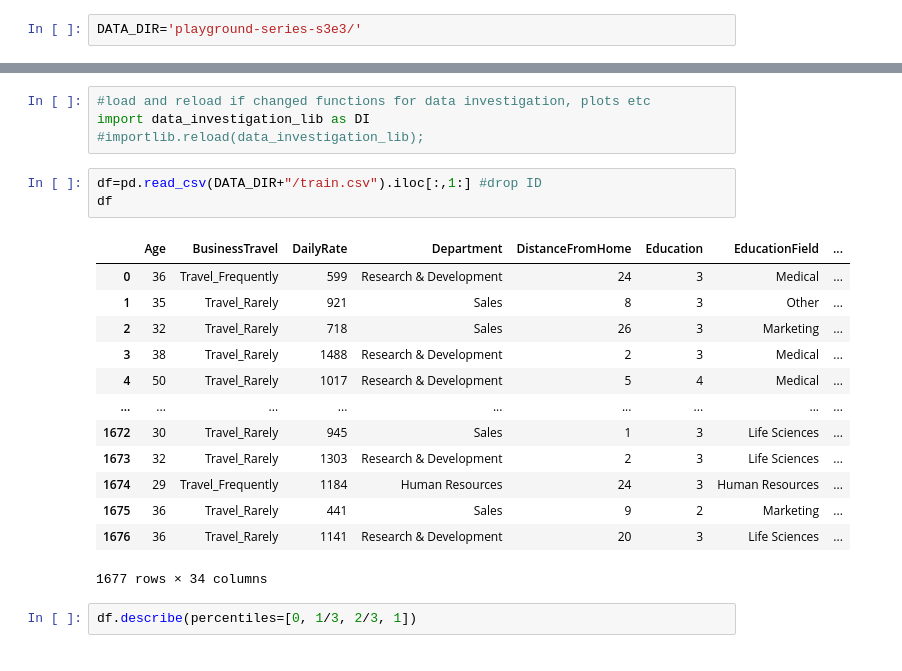
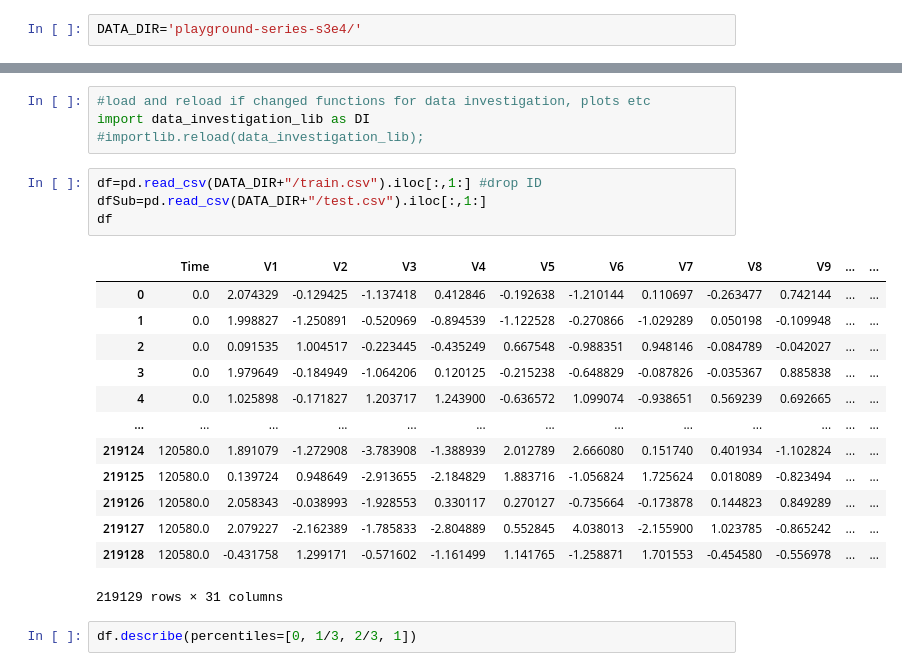
Before and after one commit to vmisusu/kaggle, a Jupyter notebook: data_investigation.ipynb, the cells around one changed output, grey strips where cells are left out. Saved outputs shown, nothing was run; the diff lists cells and outputs as text.

```diff
--- a/data_investigation.ipynb
+++ b/data_investigation.ipynb
@@ -4,7 +4,7 @@ https://www.kaggle.com/competitions/playground-series-s3e2/discussion
 
 https://www.kaggle.com/competitions/playground-series-s3e1/discussion
 # %%
-DATA_DIR='playground-series-s3e3/'
+DATA_DIR='playground-series-s3e4/'
 # %%
 from IPython.display import display, HTML
 display(HTML("<style>.container { width:100% !important; }</style>"))
@@ -20,21 +20,22 @@ import data_investigation_lib as DI
 #importlib.reload(data_investigation_lib);
 # %%
 df=pd.read_csv(DATA_DIR+"/train.csv").iloc[:,1:] #drop ID
+dfSub=pd.read_csv(DATA_DIR+"/test.csv").iloc[:,1:]
 df
 # %% [output]
-|  | Age | BusinessTravel | DailyRate | Department | DistanceFromHome | Education | EducationField | ... |
-| 0 | 36 | Travel_Frequently | 599 | Research & Development | 24 | 3 | Medical | ... |
-| 1 | 35 | Travel_Rarely | 921 | Sales | 8 | 3 | Other | ... |
-| 2 | 32 | Travel_Rarely | 718 | Sales | 26 | 3 | Marketing | ... |
-| 3 | 38 | Travel_Rarely | 1488 | Research & Development | 2 | 3 | Medical | ... |
-| 4 | 50 | Travel_Rarely | 1017 | Research & Development | 5 | 4 | Medical | ... |
-| ... | ... | ... | ... | ... | ... | ... | ... | ... |
-| 1672 | 30 | Travel_Rarely | 945 | Sales | 1 | 3 | Life Sciences | ... |
-| 1673 | 32 | Travel_Rarely | 1303 | Research & Development | 2 | 3 | Life Sciences | ... |
-| 1674 | 29 | Travel_Frequently | 1184 | Human Resources | 24 | 3 | Human Resources | ... |
-| 1675 | 36 | Travel_Rarely | 441 | Sales | 9 | 2 | Marketing | ... |
-| 1676 | 36 | Travel_Rarely | 1141 | Research & Development | 20 | 3 | Life Sciences | ... |
+|  | Time | V1 | V2 | V3 | V4 | V5 | V6 | V7 | V8 | V9 | ... | ... |
+| 0 | 0.0 | 2.074329 | -0.129425 | -1.137418 | 0.412846 | -0.192638 | -1.210144 | 0.110697 | -0.263477 | 0.742144 | ... | ... |
+| 1 | 0.0 | 1.998827 | -1.250891 | -0.520969 | -0.894539 | -1.122528 | -0.270866 | -1.029289 | 0.050198 | -0.109948 | ... | ... |
+| 2 | 0.0 | 0.091535 | 1.004517 | -0.223445 | -0.435249 | 0.667548 | -0.988351 | 0.948146 | -0.084789 | -0.042027 | ... | ... |
+| 3 | 0.0 | 1.979649 | -0.184949 | -1.064206 | 0.120125 | -0.215238 | -0.648829 | -0.087826 | -0.035367 | 0.885838 | ... | ... |
+| 4 | 0.0 | 1.025898 | -0.171827 | 1.203717 | 1.243900 | -0.636572 | 1.099074 | -0.938651 | 0.569239 | 0.692665 | ... | ... |
+| ... | ... | ... | ... | ... | ... | ... | ... | ... | ... | ... | ... | ... |
+| 219124 | 120580.0 | 1.891079 | -1.272908 | -3.783908 | -1.388939 | 2.012789 | 2.666080 | 0.151740 | 0.401934 | -1.102824 | ... | ... |
+| 219125 | 120580.0 | 0.139724 | 0.948649 | -2.913655 | -2.184829 | 1.883716 | -1.056824 | 1.725624 | 0.018089 | -0.823494 | ... | ... |
+| 219126 | 120580.0 | 2.058343 | -0.038993 | -1.928553 | 0.330117 | 0.270127 | -0.735664 | -0.173878 | 0.144823 | 0.849289 | ... | ... |
+| 219127 | 120580.0 | 2.079227 | -2.162389 | -1.785833 | -2.804889 | 0.552845 | 4.038013 | -2.155900 | 1.023785 | -0.865242 | ... | ... |
+| 219128 | 120580.0 | -0.431758 | 1.299171 | -0.571602 | -1.161499 | 1.141765 | -1.258871 | 1.701553 | -0.454580 | -0.556978 | ... | ... |
-1677 rows × 34 columns
+219129 rows × 31 columns
 # %%
 df.describe(percentiles=[0, 1/3, 2/3, 1])
 # %% [output]
```
Also changed, not shown: parts of 7 cells of this notebook, 1 other file.
